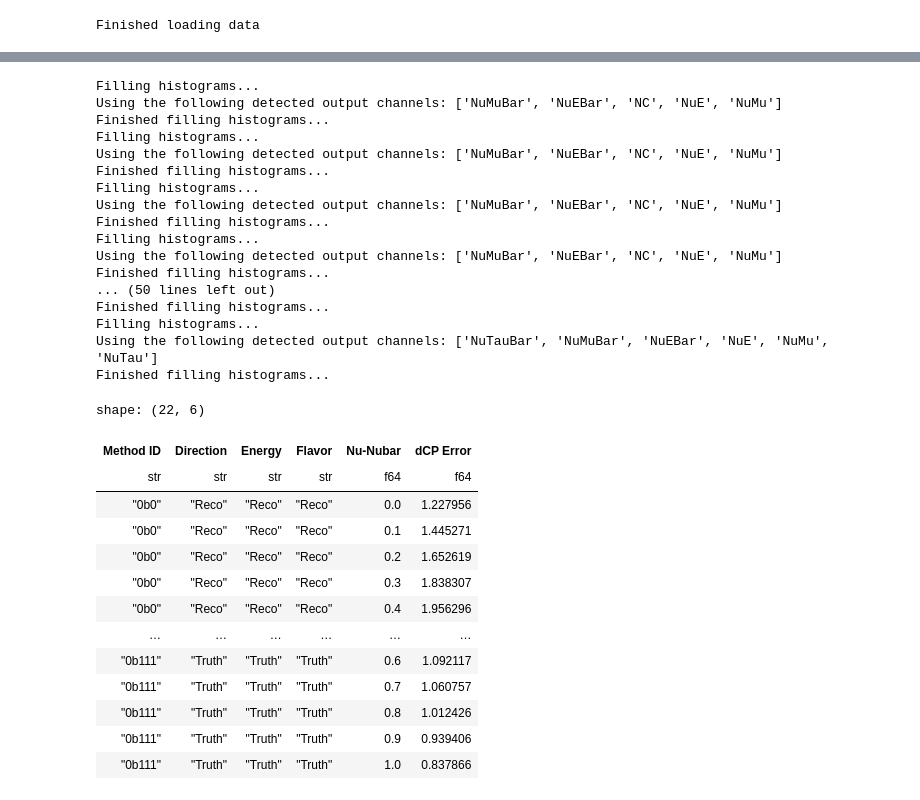
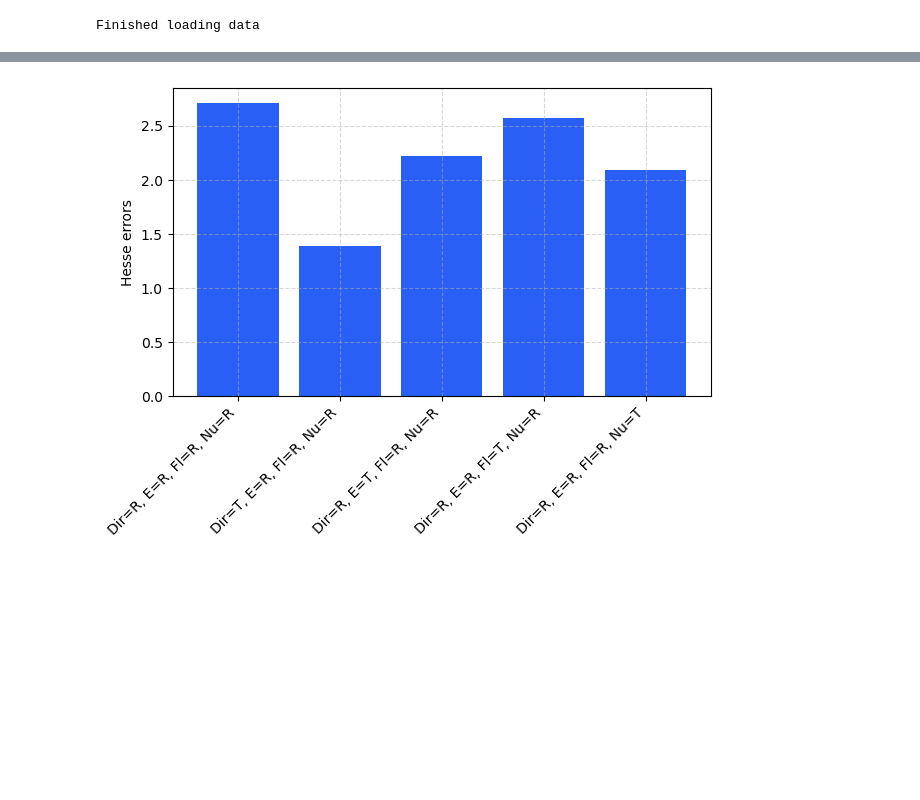
Before and after one commit to bristol-dune/atmospherics-tools, a Jupyter notebook: fast-osc-feedback/faster-feedback.ipynb, the cells around one changed output, grey strips where cells are left out. Drawn from its saved outputs; the diff is of its cells as text; code cells hidden in the pictures; blank space fills up the shorter version.

Commit message:
report: Generate Hesse errors graph

```diff
--- a/fast-osc-feedback/faster-feedback.ipynb
+++ b/fast-osc-feedback/faster-feedback.ipynb
@@ -352,16 +348,18 @@ shape: (10, 7)
 # %%
 plt.figure()
-for r in results:
+for r in results[:5]:
     plt.bar(
         f"Dir={r['Direction'][0]}, E={r['Energy'][0]}, Fl={r['Flavor'][0]}, Nu={r['Nu-Nubar'][0]}",
         r["dCP Error"],
         color="#295FF4",
     )
     plt.xticks(rotation=45, ha="right")
 plt.ylabel("Hesse errors")
 plt.grid(visible=True, linestyle="--", alpha=0.5)
 plt.tight_layout()
-plt.savefig("graph.svg")
+plt.savefig("hesse-errors.svg")
+# %% [output]
+[figure, added]
 # %%
 def plot_nunubar_efficiencies(method: int, flavors: dict[Flavor, int | float]):
     direc_reco = Method.Truth if method & 1 << 0 else Method.Reco
@@ -440,7 +438,7 @@ for method in method_combinations_nunubar_eff:
     plt.legend()
     plt.show()
 # %%
-def plot_hesse_errors_nunubar_eff(method: int, efficiency: float = 1.0):
+def plot_hesse_errors_nunubar_eff(method: int, flavor: Flavor, efficiency: float = 1.0):
     direc_reco = Method.Truth if method & 1 << 0 else Method.Reco
     energy_reco = Method.Truth if method & 1 << 1 else Method.Reco
     flavor_disc = Method.Truth if method & 1 << 2 else Method.Reco
@@ -450,15 +448,15 @@ def plot_hesse_errors_nunubar_eff(method: int, efficiency: float = 1.0):
     data_manager.set_flavor_discrimination(flavor_disc)
 
     efficiencies = {
-        Flavor.NuE: efficiency,
-        Flavor.NuEBar: efficiency,
-        Flavor.NuMu: efficiency,
-        Flavor.NuMuBar: efficiency,
-        Flavor.NuTau: efficiency,
-        Flavor.NuTauBar: efficiency,
-        Flavor.NC: efficiency,
+        Flavor.NuE: 1.0,
+        Flavor.NuEBar: 1.0,
+        Flavor.NuMu: 1.0,
+        Flavor.NuMuBar: 1.0,
+        Flavor.NuTau: 1.0,
+        Flavor.NuTauBar: 1.0,
+        Flavor.NC: 1.0,
     }
-    # efficiencies[flavor] = efficiency
+    efficiencies[flavor] = efficiency
 
     nunubar = FakeEfficiency(efficiencies)
     data_manager.set_nunubar_discrimination(Method.Efficiency, nunubar)
@@ -543,41 +541,10 @@ def plot_hesse_errors_nunubar_eff(method: int, efficiency: float = 1.0):
         }
     )
 
+
 results = []
-for method in [0b000, 0b111]:
-    for efficiency in np.linspace(0, 1, 11):
-        plot_hesse_errors_nunubar_eff(method, efficiency)
+# for method in [0b000, 0b111]:
+for efficiency in np.linspace(0, 1, 11):
+    plot_hesse_errors_nunubar_eff(0b000, Flavor.NuMu, efficiency)
 
 pl.DataFrame(results).write_csv("results.csv")
-# %% [output]
-Filling histograms...
-Using the following detected output channels: ['NuMuBar', 'NuEBar', 'NC', 'NuE', 'NuMu']
-Finished filling histograms...
-Filling histograms...
-Using the following detected output channels: ['NuMuBar', 'NuEBar', 'NC', 'NuE', 'NuMu']
-Finished filling histograms...
-Filling histograms...
-Using the following detected output channels: ['NuMuBar', 'NuEBar', 'NC', 'NuE', 'NuMu']
-Finished filling histograms...
-Filling histograms...
-Using the following detected output channels: ['NuMuBar', 'NuEBar', 'NC', 'NuE', 'NuMu']
-Finished filling histograms...
-... (50 lines left out)
-Finished filling histograms...
-Filling histograms...
-Using the following detected output channels: ['NuTauBar', 'NuMuBar', 'NuEBar', 'NuE', 'NuMu', 'NuTau']
-Finished filling histograms...
-shape: (22, 6)
-| Method ID | Direction | Energy | Flavor | Nu-Nubar | dCP Error |
-| str | str | str | str | f64 | f64 |
-| "0b0" | "Reco" | "Reco" | "Reco" | 0.0 | 1.227956 |
-| "0b0" | "Reco" | "Reco" | "Reco" | 0.1 | 1.445271 |
-| "0b0" | "Reco" | "Reco" | "Reco" | 0.2 | 1.652619 |
-| "0b0" | "Reco" | "Reco" | "Reco" | 0.3 | 1.838307 |
-| "0b0" | "Reco" | "Reco" | "Reco" | 0.4 | 1.956296 |
-| … | … | … | … | … | … |
-| "0b111" | "Truth" | "Truth" | "Truth" | 0.6 | 1.092117 |
-| "0b111" | "Truth" | "Truth" | "Truth" | 0.7 | 1.060757 |
-| "0b111" | "Truth" | "Truth" | "Truth" | 0.8 | 1.012426 |
-| "0b111" | "Truth" | "Truth" | "Truth" | 0.9 | 0.939406 |
-| "0b111" | "Truth" | "Truth" | "Truth" | 1.0 | 0.837866 |
```
Also changed, not shown: parts of 2 cells of this notebook, 1 other file.
